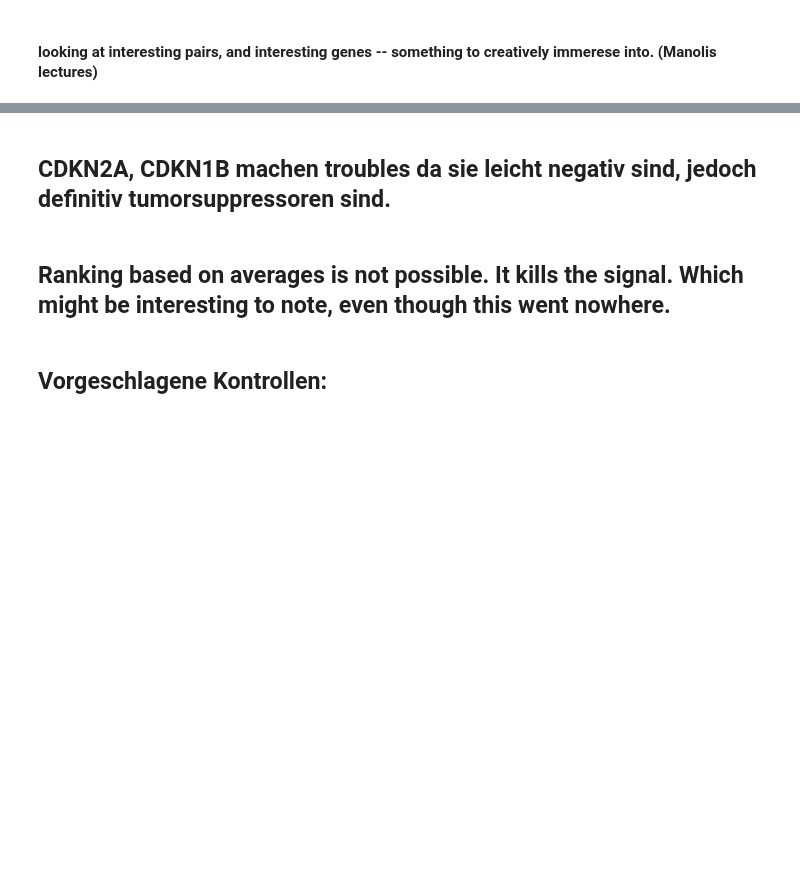
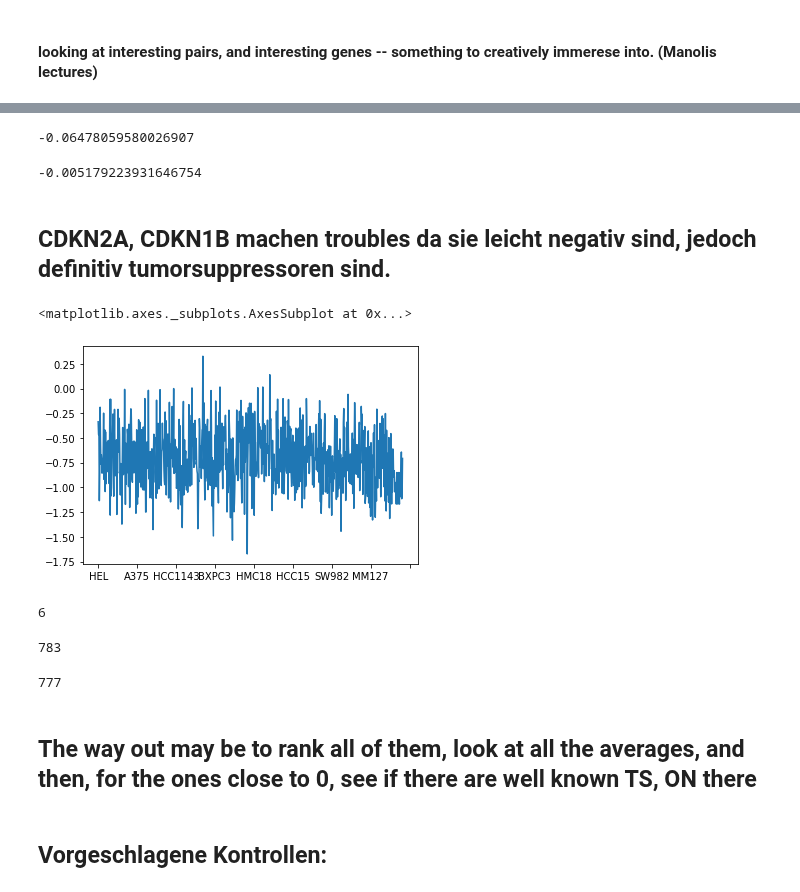
Before and after one commit to lannwal/projectlab, a Jupyter notebook: DataDash.ipynb, the cells around one changed output, grey strips where cells are left out. Cells and saved outputs as stored; diff of their text form; code cells hidden in the pictures; blank space fills up the shorter version.

```diff
--- a/DataDash.ipynb
+++ b/DataDash.ipynb
@@ -678,0 +113,4 @@ see also sea urchin developmental circuit model.
+# %%
+np.mean(dropna('CDKN2A'))
+# %% [output]
+-0.06478059580026907
@@ -679,7 +120,28 @@ see also sea urchin developmental circuit model.
+# %%
+np.mean(allGenes.CDKN1B.values)
+# %% [output]
+-0.005179223931646754
 # %% [markdown]
 ## CDKN2A, CDKN1B machen troubles da sie leicht negativ sind, jedoch definitiv tumorsuppressoren sind.
-# %% [markdown]
-## Ranking based on averages is not possible. It kills the signal. Which might be interesting to note, even though this went nowhere.
+# %%
+allGenes.RAC1.plot()
+# %% [output]
+<matplotlib.axes._subplots.AxesSubplot at 0x...>
+[figure, added]
+# %%
+sum(allGenes.RAC1 > 0)
+# %% [output]
+6
+# %%
+len(allGenes.RAC1)
+# %% [output]
+783
+# %%
+sum(allGenes.RAC1 < 0)
+# %% [output]
+777
+# %% [markdown]
+## The way out may be to rank all of them, look at all the averages, and then, for the ones close to 0, see if there are well known TS, ON there
 # %% [markdown]
 ## Vorgeschlagene Kontrollen:
 # %%
```
Also changed, not shown: parts of 360 cells of this notebook.
